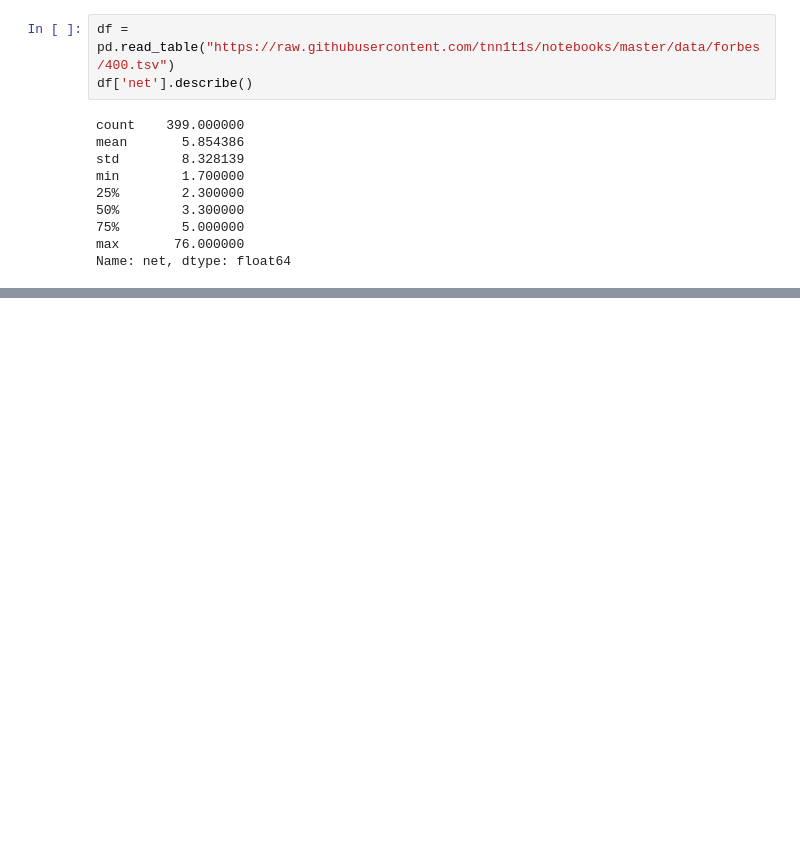
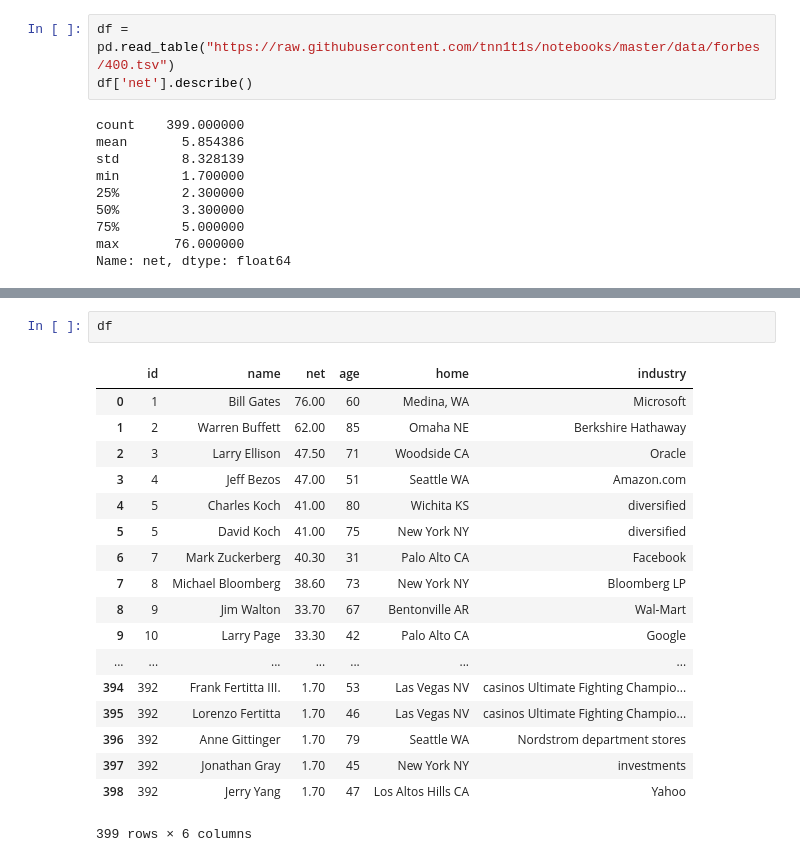
Before and after one commit to tnn1t1s/notebooks, a Jupyter notebook: forbes.ipynb, the cells around one changed output, grey strips where cells are left out. Drawn from its saved outputs; the diff is of its cells as text; blank space fills up the shorter version.

```diff
--- a/forbes.ipynb
+++ b/forbes.ipynb
@@ -27,0 +43,21 @@ Name: net, dtype: float64
+# %%
+df
+# %% [output]
+|  | id | name | net | age | home | industry |
+| 0 | 1 | Bill Gates | 76.00 | 60 | Medina, WA | Microsoft |
+| 1 | 2 | Warren Buffett | 62.00 | 85 | Omaha NE | Berkshire Hathaway |
+| 2 | 3 | Larry Ellison | 47.50 | 71 | Woodside CA | Oracle |
+| 3 | 4 | Jeff Bezos | 47.00 | 51 | Seattle WA | Amazon.com |
+| 4 | 5 | Charles Koch | 41.00 | 80 | Wichita KS | diversified |
+| 5 | 5 | David Koch | 41.00 | 75 | New York NY | diversified |
+| 6 | 7 | Mark Zuckerberg | 40.30 | 31 | Palo Alto CA | Facebook |
+| 7 | 8 | Michael Bloomberg | 38.60 | 73 | New York NY | Bloomberg LP |
+| 8 | 9 | Jim Walton | 33.70 | 67 | Bentonville AR | Wal-Mart |
+| 9 | 10 | Larry Page | 33.30 | 42 | Palo Alto CA | Google |
+| ... | ... | ... | ... | ... | ... | ... |
+| 394 | 392 | Frank Fertitta III. | 1.70 | 53 | Las Vegas NV | casinos Ultimate Fighting Champio... |
+| 395 | 392 | Lorenzo Fertitta | 1.70 | 46 | Las Vegas NV | casinos Ultimate Fighting Champio... |
+| 396 | 392 | Anne Gittinger | 1.70 | 79 | Seattle WA | Nordstrom department stores |
+| 397 | 392 | Jonathan Gray | 1.70 | 45 | New York NY | investments |
+| 398 | 392 | Jerry Yang | 1.70 | 47 | Los Altos Hills CA | Yahoo |
+399 rows × 6 columns
```
Also changed, not shown: parts of 1 cell of this notebook.
